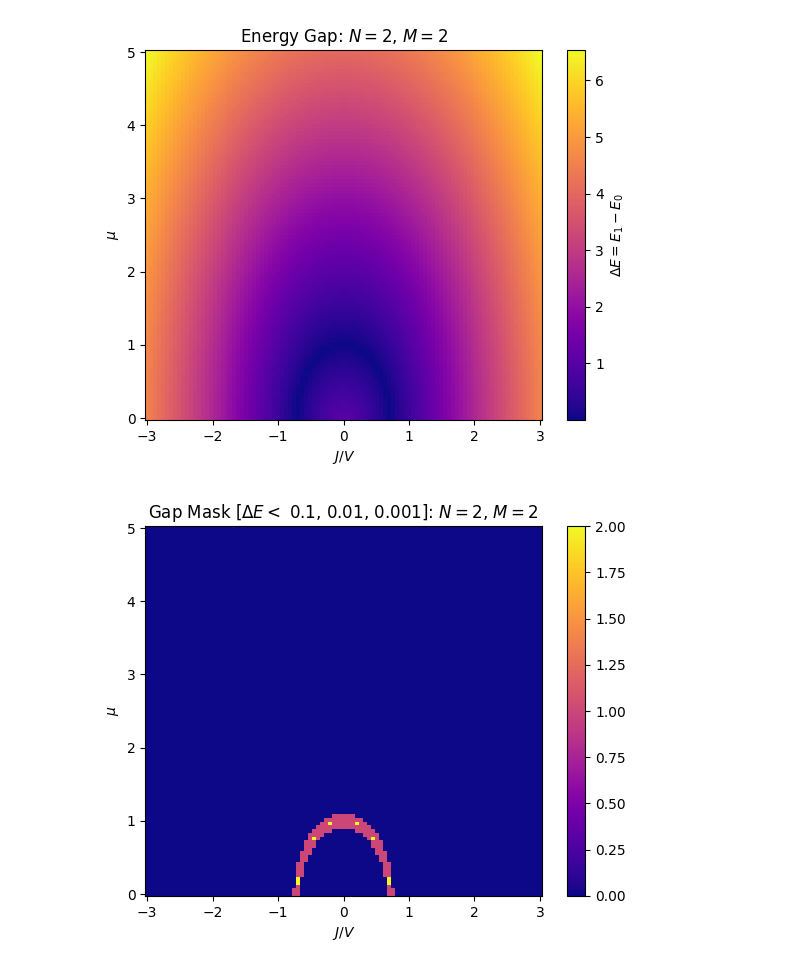
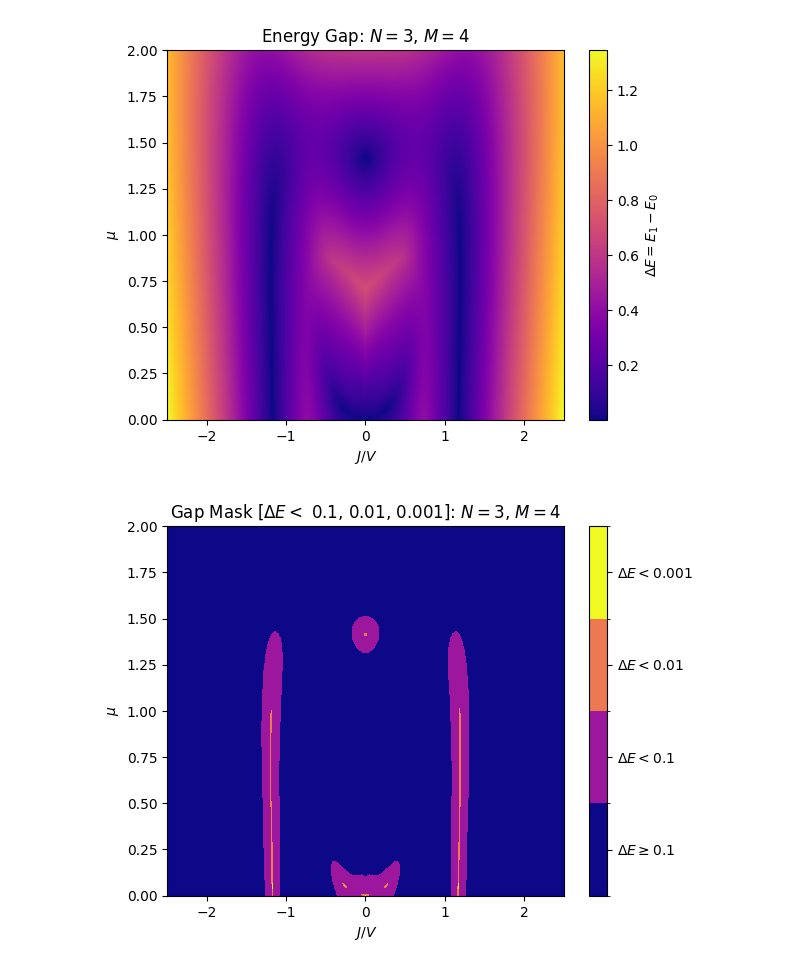
Before and after one commit to jwdesroches/synthetic_dimensions, a Jupyter notebook: adiabatic_evolution/energy_gap.ipynb, the cells around one changed output. Cells and saved outputs as stored; diff of their text form; code cells hidden in the pictures.

```diff
--- a/adiabatic_evolution/energy_gap.ipynb
+++ b/adiabatic_evolution/energy_gap.ipynb
@@ -9,14 +9,14 @@ import matplotlib.pyplot as plt
 from matplotlib.cm import get_cmap
 # %%
 V = 1
-N = 2
-M = 2
+N = 3
+M = 4
 
-min_J_V_ratio = -3
-max_J_V_ratio = 3
-max_mu_value = 5
+min_J_V_ratio = -2.5
+max_J_V_ratio = 2.5
+max_mu_value = 2
 
-resolution = 100
+resolution = 1000
 
 mu_values = np.linspace(0, max_mu_value, resolution)
 J_V_ratio_values = np.linspace(min_J_V_ratio, max_J_V_ratio, resolution)
@@ -74,18 +74,24 @@ plt.colorbar(label="$\Delta E = E_1 - E_0$")
 
 plt.show()
 # %% [output]
-[figure, old version]
+[figure, new version]
 # %%
+import matplotlib.colors as mcolors
+
+cmap = plt.get_cmap('plasma', 4)
+bounds = [0, 1, 2, 3,4]
+norm = mcolors.BoundaryNorm(bounds, cmap.N)
+
 plt.figure()
-
-plt.pcolormesh(J_V_ratio_grid, mu_grid, energy_gap_mask, shading='auto', cmap='plasma')
+plt.pcolormesh(J_V_ratio_grid, mu_grid, energy_gap_mask, shading='auto', cmap=cmap, norm=norm)
 
 plt.xlabel("$J/V$")
 plt.ylabel("$\mu$")
 plt.title(f"Gap Mask [$\Delta E <$ {energy_gap_cutoff}, {energy_gap_cutoff_2}, {energy_gap_cutoff_3}]: $N=${N}, $M=${M}")
 
-plt.colorbar()
+cbar = plt.colorbar(ticks=[0.5, 1.5, 2.5, 3.5])
+cbar.ax.set_yticklabels([f"$\Delta E \geq ${energy_gap_cutoff}", f"$\Delta E < {energy_gap_cutoff}$", f"$\Delta E < {energy_gap_cutoff_2}$", f"$\Delta E < {energy_gap_cutoff_3}$"])
 
 plt.show()
 # %% [output]
-[figure, old version]
+[figure, new version]
```
Also changed, not shown: parts of 1 cell of this notebook, 1 other file.
